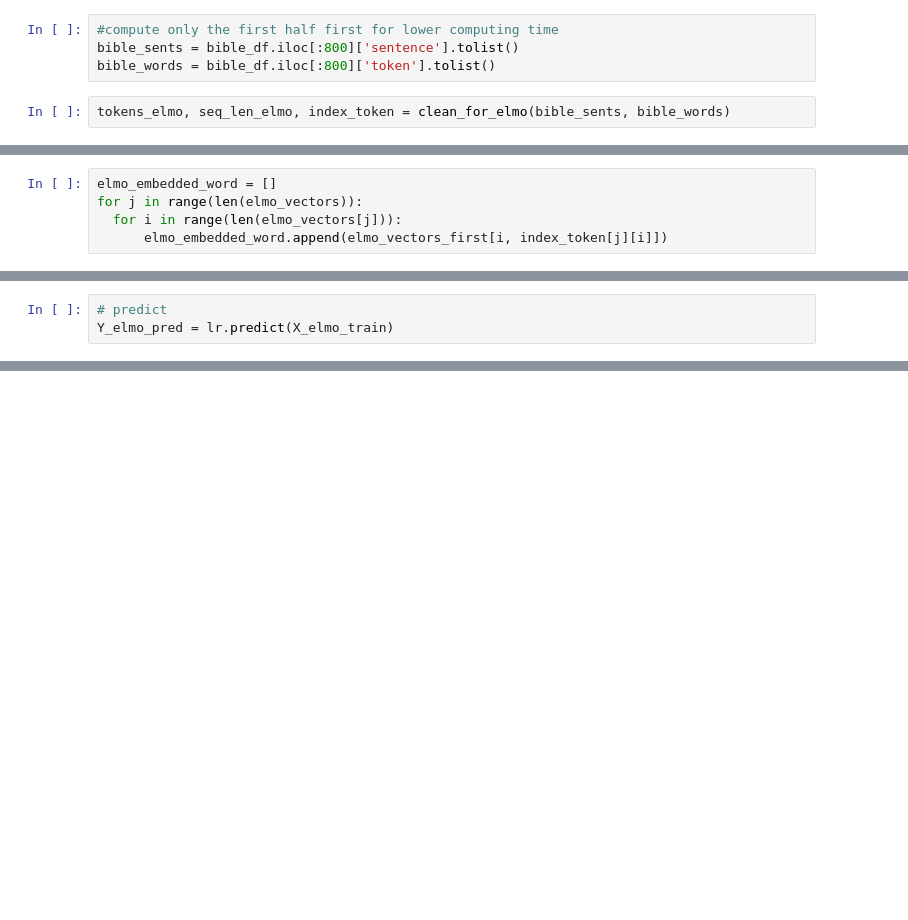
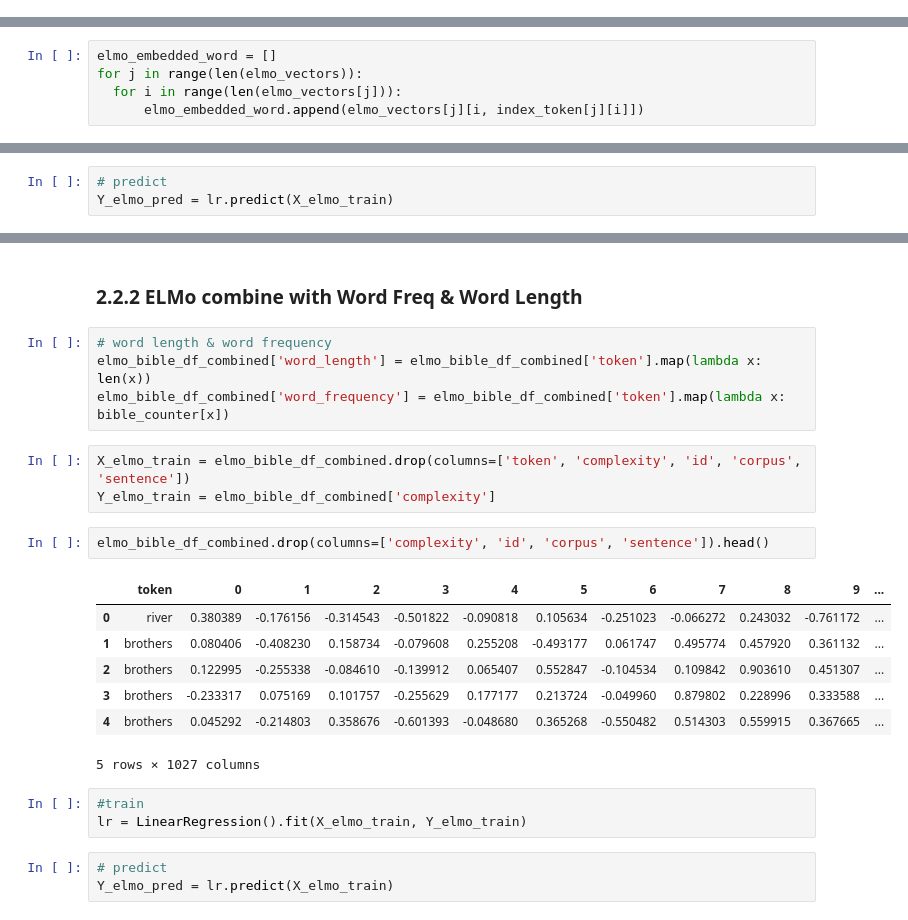
Before and after one commit to mcxxmc/CS505Final_project_CompLex, a Jupyter notebook: Codes/cs505project_toucham.ipynb, the cells around one changed output, grey strips where cells are left out. Saved outputs shown, nothing was run; the diff lists cells and outputs as text; blank space fills up the shorter version.

```diff
--- a/Codes/cs505project_toucham.ipynb
+++ b/Codes/cs505project_toucham.ipynb
@@ -390,9 +351,3 @@ bible_df = df[df['corpus'] == 'bible']
 bible_df.shape
 # %% [output]
 (2574, 5)
-# %%
-#compute only the first half first for lower computing time
-bible_sents = bible_df.iloc[:800]['sentence'].tolist()
-bible_words = bible_df.iloc[:800]['token'].tolist()
-# %%
-tokens_elmo, seq_len_elmo, index_token = clean_for_elmo(bible_sents, bible_words)
@@ -457,7 +406,7 @@ print(len(index_token))
 elmo_embedded_word = []
 for j in range(len(elmo_vectors)):
   for i in range(len(elmo_vectors[j])):
-      elmo_embedded_word.append(elmo_vectors_first[i, index_token[j][i]])
+      elmo_embedded_word.append(elmo_vectors[j][i, index_token[j][i]])
 # %% [markdown]
 #2. Train models
 # %% [markdown]
@@ -681,0 +636,25 @@ average training absolute loss is 0.06452791414804292
+# %% [markdown]
+### 2.2.2 ELMo combine with Word Freq & Word Length
+# %%
+# word length & word frequency
+elmo_bible_df_combined['word_length'] = elmo_bible_df_combined['token'].map(lambda x: len(x))
+elmo_bible_df_combined['word_frequency'] = elmo_bible_df_combined['token'].map(lambda x: bible_counter[x])
+# %%
+X_elmo_train = elmo_bible_df_combined.drop(columns=['token', 'complexity', 'id', 'corpus', 'sentence'])
+Y_elmo_train = elmo_bible_df_combined['complexity']
+# %%
+elmo_bible_df_combined.drop(columns=['complexity', 'id', 'corpus', 'sentence']).head()
+# %% [output]
+|  | token | 0 | 1 | 2 | 3 | 4 | 5 | 6 | 7 | 8 | 9 | ... |
+| 0 | river | 0.380389 | -0.176156 | -0.314543 | -0.501822 | -0.090818 | 0.105634 | -0.251023 | -0.066272 | 0.243032 | -0.761172 | ... |
+| 1 | brothers | 0.080406 | -0.408230 | 0.158734 | -0.079608 | 0.255208 | -0.493177 | 0.061747 | 0.495774 | 0.457920 | 0.361132 | ... |
+| 2 | brothers | 0.122995 | -0.255338 | -0.084610 | -0.139912 | 0.065407 | 0.552847 | -0.104534 | 0.109842 | 0.903610 | 0.451307 | ... |
+| 3 | brothers | -0.233317 | 0.075169 | 0.101757 | -0.255629 | 0.177177 | 0.213724 | -0.049960 | 0.879802 | 0.228996 | 0.333588 | ... |
+| 4 | brothers | 0.045292 | -0.214803 | 0.358676 | -0.601393 | -0.048680 | 0.365268 | -0.550482 | 0.514303 | 0.559915 | 0.367665 | ... |
+5 rows × 1027 columns
+# %%
+#train
+lr = LinearRegression().fit(X_elmo_train, Y_elmo_train)
+# %%
+# predict
+Y_elmo_pred = lr.predict(X_elmo_train)
```
Also changed, not shown: parts of 14 cells of this notebook.
